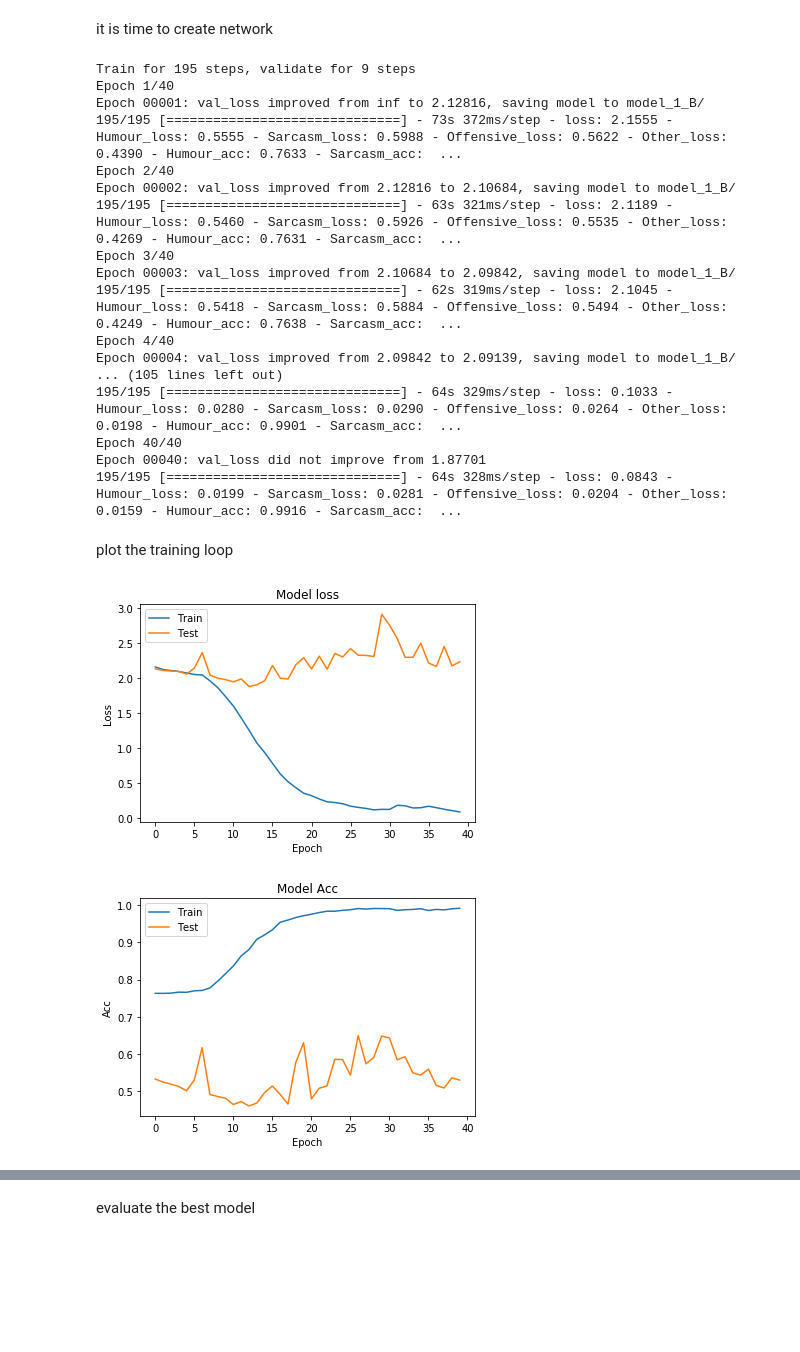
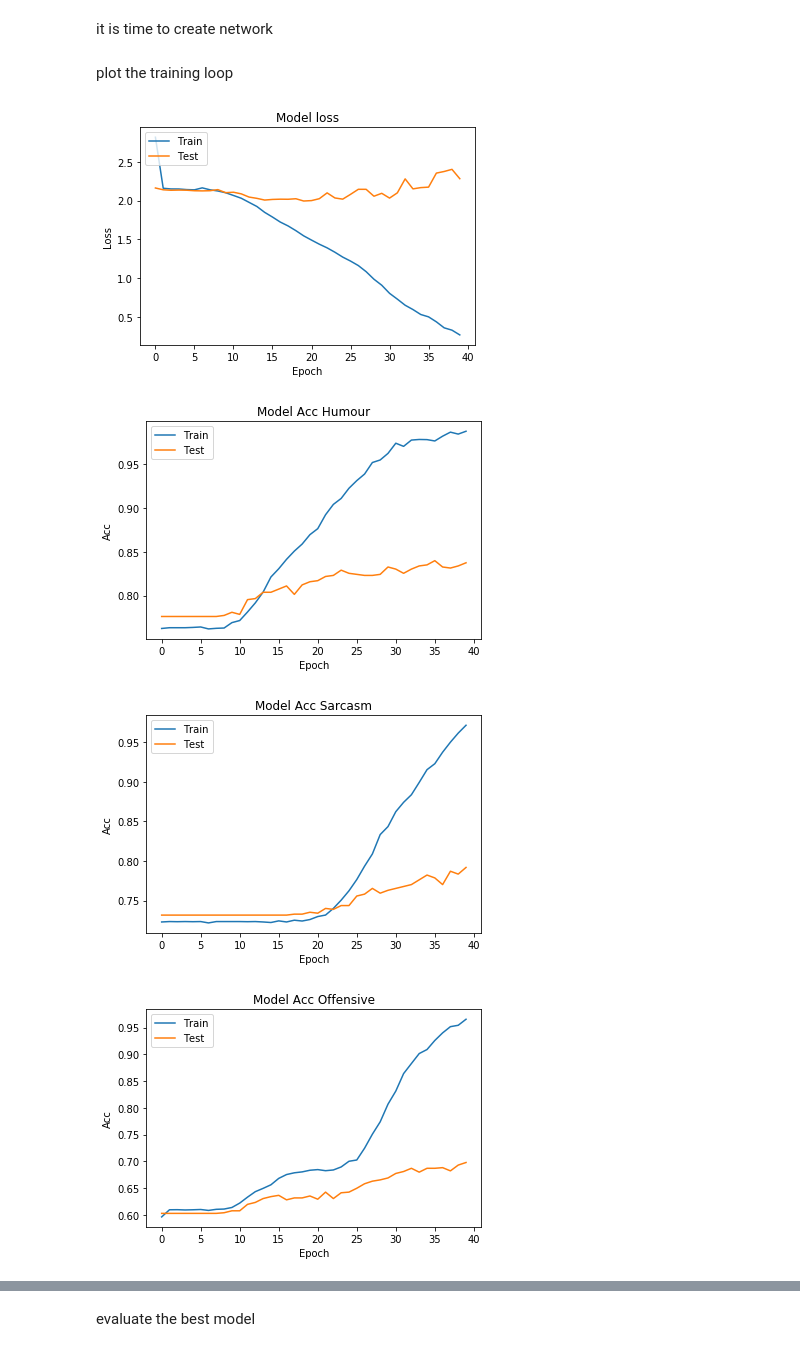
Before and after one commit to bardiakzzzz/Deep_Learning_Memotion_Analysis, a Jupyter notebook: Memotion_network_task_B.ipynb, the cells around one changed output, grey strips where cells are left out. Cells and saved outputs as stored; diff of their text form; code cells hidden in the pictures; blank space fills up the shorter version.

```diff
--- a/Memotion_network_task_B.ipynb
+++ b/Memotion_network_task_B.ipynb
@@ -159,8 +141,8 @@ for line in train_data :
   if os.path.exists(TRAIN_DATASET + line[0]):
     train_images.append(TRAIN_DATASET + line[0])
     train_texts.append(line[3])
-    if len(line[3]) > max_len_text :
-      max_len_text = len(line[3])
+    if len(line[3].split()) > max_len_text :
+      max_len_text = len(line[3].split())
     label=[]
     is_other = [1,0]
     if line[4] == 'not_funny':
@@ -173,7 +155,7 @@ for line in train_data :
     else :
       label.append([1,0])
       is_other = [0,1]
-    if line[6] == 'not_offensive' or line[6] == 'slight':
+    if line[6] == 'not_offensive':
       label.append([0,1])
     else :
       label.append([1,0])
@@ -190,8 +172,8 @@ for line in test_data :
   if os.path.exists(TEST_DATASET + line[0]):
     test_images.append(TEST_DATASET + line[0])
     test_texts.append(line[3])
-    if len(line[3]) > max_len_text :
-      max_len_text = len(line[3])
+    if len(line[3].split()) > max_len_text :
+      max_len_text = len(line[3].split())
     label=[]
     is_other = [1,0]
     if line[4] == 'not_funny':
@@ -204,7 +186,7 @@ for line in test_data :
     else :
       label.append([1,0])
       is_other = [0,1]
-    if line[6] == 'not_offensive' or line[6] == 'slight':
+    if line[6] == 'not_offensive':
       label.append([0,1])
     else :
       label.append([1,0])
@@ -361,49 +330,61 @@ def create_model():
 # %%
 model = create_model()
 
-checkpoint_callback = tf.keras.callbacks.ModelCheckpoint('model_1_B/', monitor='val_loss', verbose=1, save_best_only=True,save_weights_only=True, mode='min')
+checkpoint_callback_2 = tf.keras.callbacks.ModelCheckpoint('model_B/', monitor='val_Offensive_acc', verbose=1, save_best_only=True,save_weights_only=True, mode='max')
 
-history = model.fit(train_dataset,epochs = 40,validation_data=test_dataset,callbacks=[checkpoint_callback])
+history = model.fit(train_dataset,epochs = 40,validation_data=test_dataset,callbacks=[checkpoint_callback_1,checkpoint_callback_2])
-# %% [output]
-Train for 195 steps, validate for 9 steps
-Epoch 1/40
-Epoch 00001: val_loss improved from inf to 2.12816, saving model to model_1_B/
-195/195 [==============================] - 73s 372ms/step - loss: 2.1555 - Humour_loss: 0.5555 - Sarcasm_loss: 0.5988 - Offensive_loss: 0.5622 - Other_loss: 0.4390 - Humour_acc: 0.7633 - Sarcasm_acc:  ...
-Epoch 2/40
-Epoch 00002: val_loss improved from 2.12816 to 2.10684, saving model to model_1_B/
-195/195 [==============================] - 63s 321ms/step - loss: 2.1189 - Humour_loss: 0.5460 - Sarcasm_loss: 0.5926 - Offensive_loss: 0.5535 - Other_loss: 0.4269 - Humour_acc: 0.7631 - Sarcasm_acc:  ...
-Epoch 3/40
-Epoch 00003: val_loss improved from 2.10684 to 2.09842, saving model to model_1_B/
-195/195 [==============================] - 62s 319ms/step - loss: 2.1045 - Humour_loss: 0.5418 - Sarcasm_loss: 0.5884 - Offensive_loss: 0.5494 - Other_loss: 0.4249 - Humour_acc: 0.7638 - Sarcasm_acc:  ...
-Epoch 4/40
-Epoch 00004: val_loss improved from 2.09842 to 2.09139, saving model to model_1_B/
-... (105 lines left out)
-195/195 [==============================] - 64s 329ms/step - loss: 0.1033 - Humour_loss: 0.0280 - Sarcasm_loss: 0.0290 - Offensive_loss: 0.0264 - Other_loss: 0.0198 - Humour_acc: 0.9901 - Sarcasm_acc:  ...
-Epoch 40/40
-Epoch 00040: val_loss did not improve from 1.87701
-195/195 [==============================] - 64s 328ms/step - loss: 0.0843 - Humour_loss: 0.0199 - Sarcasm_loss: 0.0281 - Offensive_loss: 0.0204 - Other_loss: 0.0159 - Humour_acc: 0.9916 - Sarcasm_acc:  ...
 # %% [markdown]
 plot the training loop
 # %%
 import matplotlib.pyplot as plt
 
 # Plot training & validation loss values
 plt.plot(history.history['loss'])
 plt.plot(history.history['val_loss'])
 plt.title('Model loss')
 plt.ylabel('Loss')
 plt.xlabel('Epoch')
 plt.legend(['Train', 'Test'], loc='upper left')
 plt.show()
 
+
 # Plot training & validation acc values
 plt.plot(history.history['Humour_acc'])
-plt.plot(history.history['val_Humour_loss'])
-plt.title('Model Acc')
+plt.plot(history.history['val_Humour_acc'])
+plt.title('Model Acc Humour')
 plt.ylabel('Acc')
 plt.xlabel('Epoch')
 plt.legend(['Train', 'Test'], loc='upper left')
 plt.show()
+
+# Plot training & validation acc values
+plt.plot(history.history['Sarcasm_acc'])
+plt.plot(history.history['val_Sarcasm_acc'])
+plt.title('Model Acc Sarcasm')
+plt.ylabel('Acc')
+plt.xlabel('Epoch')
+plt.legend(['Train', 'Test'], loc='upper left')
+plt.show()
+
+# Plot training & validation acc values
+plt.plot(history.history['Offensive_acc'])
+plt.plot(history.history['val_Offensive_acc'])
+plt.title('Model Acc Offensive')
+plt.ylabel('Acc')
+plt.xlabel('Epoch')
+plt.legend(['Train', 'Test'], loc='upper left')
+plt.show()
+
+# Plot training & validation acc values
+plt.plot(history.history['Other_acc'])
+plt.plot(history.history['val_Other_acc'])
+plt.title('Model Acc Other')
+plt.ylabel('Acc')
+plt.xlabel('Epoch')
+plt.legend(['Train', 'Test'], loc='upper left')
+plt.show()
 # %% [output]
-[figure, old version]
+[figure, new version]
-[figure, old version]
+[figure, new version]
+[figure, added]
+[figure, added]
```
Also changed, not shown: parts of 9 cells of this notebook, 1 other file.
